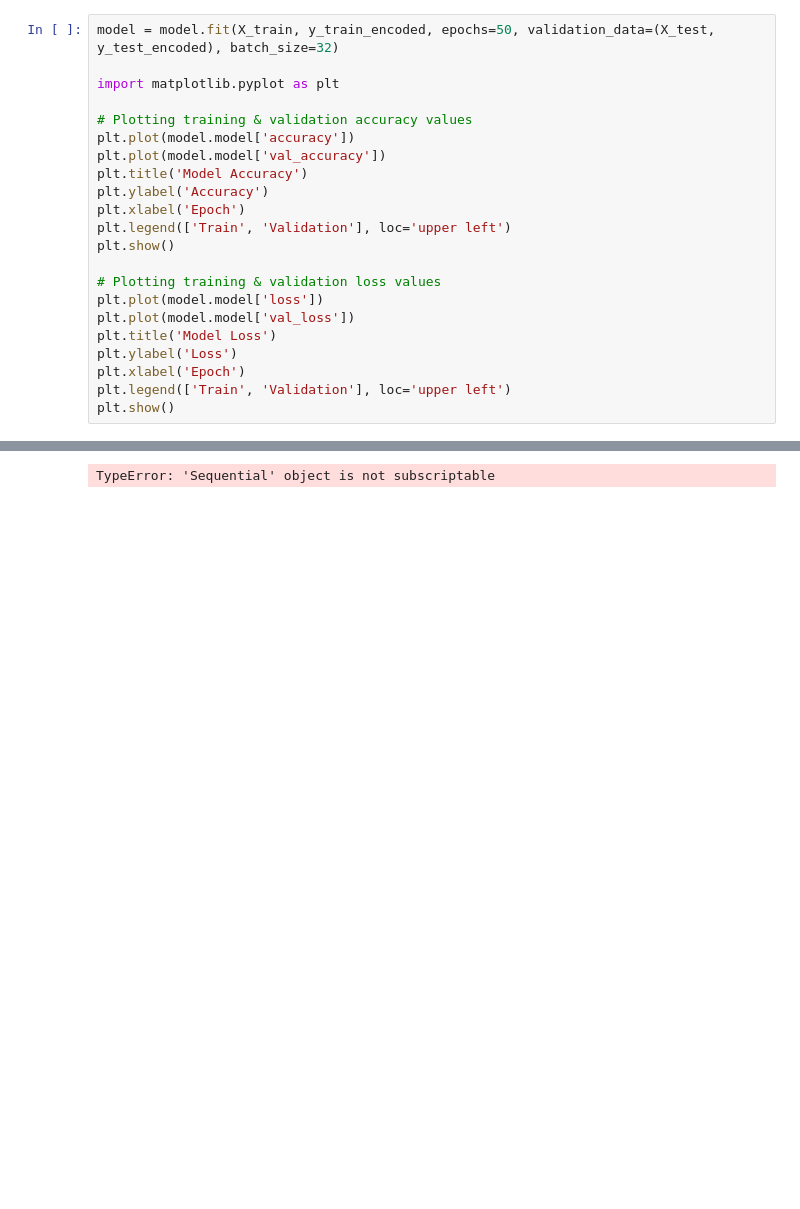
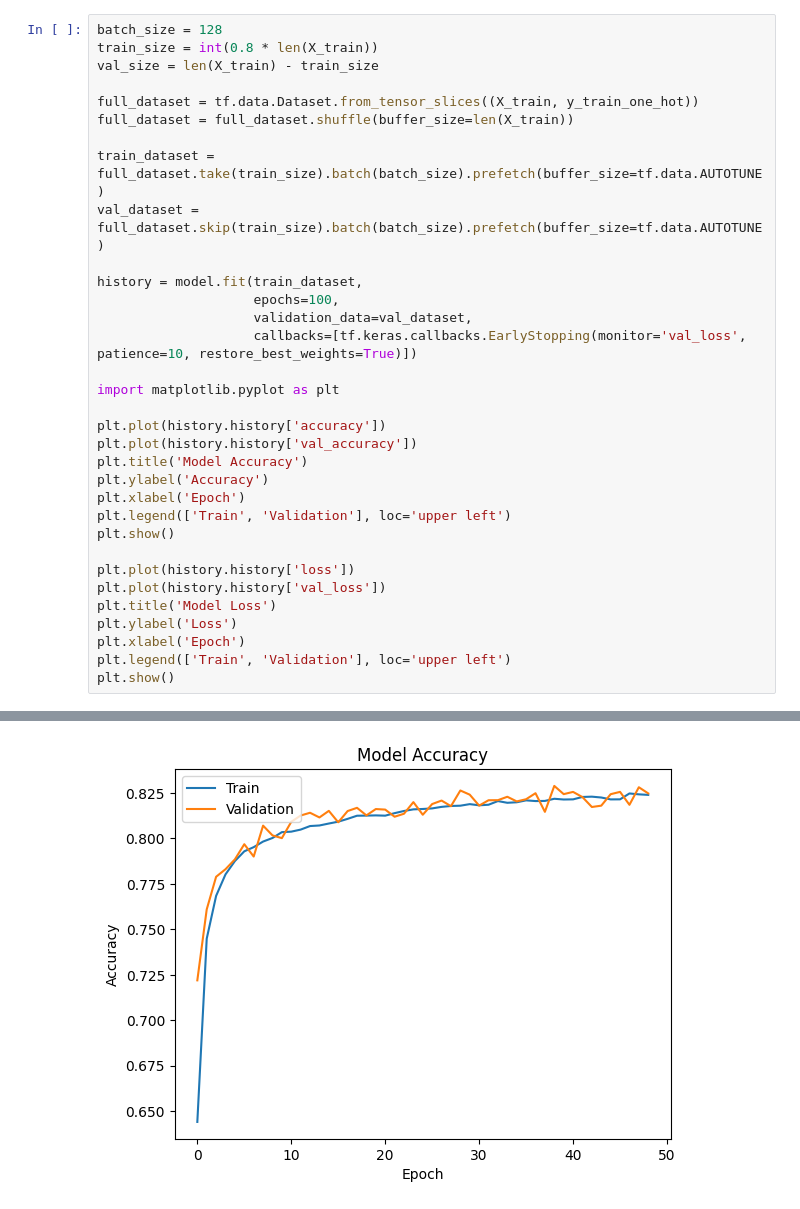
Before and after one commit to gabbenick/estudo-dirigido-ml, a Jupyter notebook: AMH/dl.ipynb, the cells around one changed output, grey strips where cells are left out. Saved outputs shown, nothing was run; the diff lists cells and outputs as text; blank space fills up the shorter version.

```diff
--- a/AMH/dl.ipynb
+++ b/AMH/dl.ipynb
@@ -54,20 +58,31 @@ No GPU found, TensorFlow is using the CPU.
 # %%
-model = model.fit(X_train, y_train_encoded, epochs=50, validation_data=(X_test, y_test_encoded), batch_size=32)
+batch_size = 128
+train_size = int(0.8 * len(X_train))
+val_size = len(X_train) - train_size
+
+full_dataset = tf.data.Dataset.from_tensor_slices((X_train, y_train_one_hot))
+full_dataset = full_dataset.shuffle(buffer_size=len(X_train))
+
+train_dataset = full_dataset.take(train_size).batch(batch_size).prefetch(buffer_size=tf.data.AUTOTUNE)
+val_dataset = full_dataset.skip(train_size).batch(batch_size).prefetch(buffer_size=tf.data.AUTOTUNE)
+
+history = model.fit(train_dataset,
+                    epochs=100,
+                    validation_data=val_dataset,
+                    callbacks=[tf.keras.callbacks.EarlyStopping(monitor='val_loss', patience=10, restore_best_weights=True)])
 
 import matplotlib.pyplot as plt
 
-# Plotting training & validation accuracy values
-plt.plot(model.model['accuracy'])
-plt.plot(model.model['val_accuracy'])
+plt.plot(history.history['accuracy'])
+plt.plot(history.history['val_accuracy'])
 plt.title('Model Accuracy')
 plt.ylabel('Accuracy')
 plt.xlabel('Epoch')
 plt.legend(['Train', 'Validation'], loc='upper left')
 plt.show()
 
-# Plotting training & validation loss values
-plt.plot(model.model['loss'])
-plt.plot(model.model['val_loss'])
+plt.plot(history.history['loss'])
+plt.plot(history.history['val_loss'])
 plt.title('Model Loss')
 plt.ylabel('Loss')
 plt.xlabel('Epoch')
@@ -94 +109 @@ Epoch 50/50
-TypeError: 'Sequential' object is not subscriptable
+[figure, added]
```
Also changed, not shown: parts of 7 cells of this notebook.
